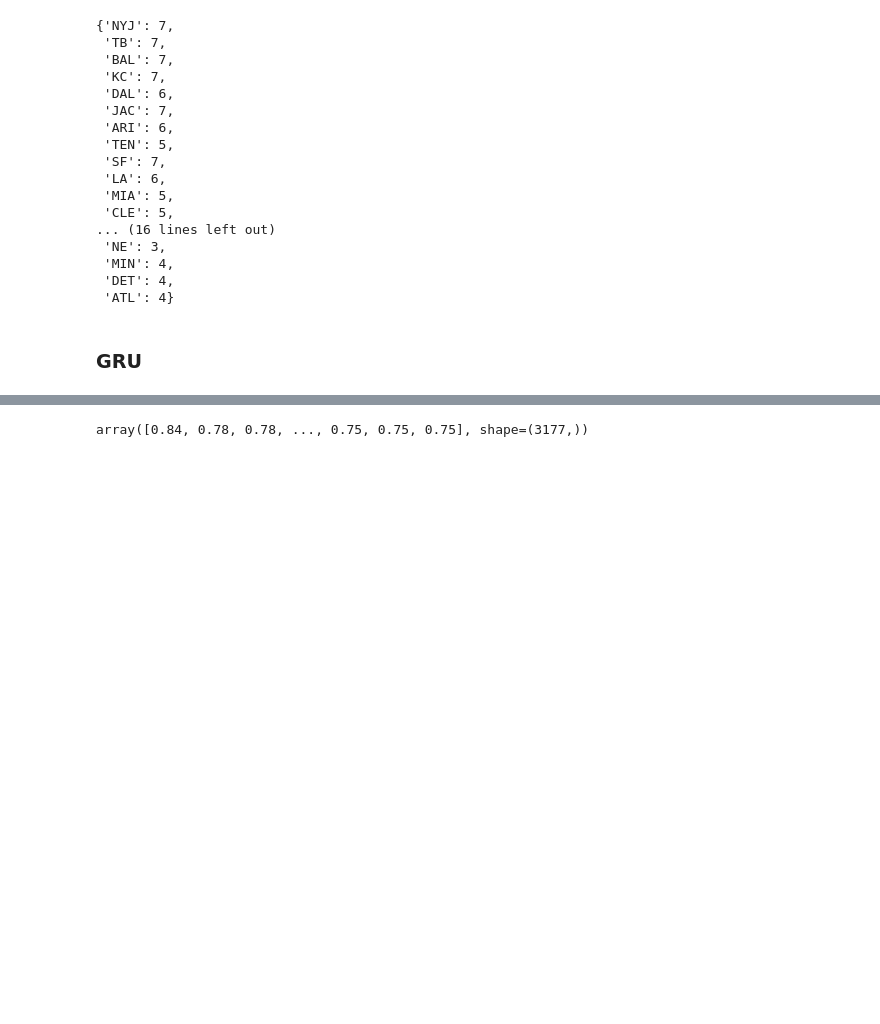
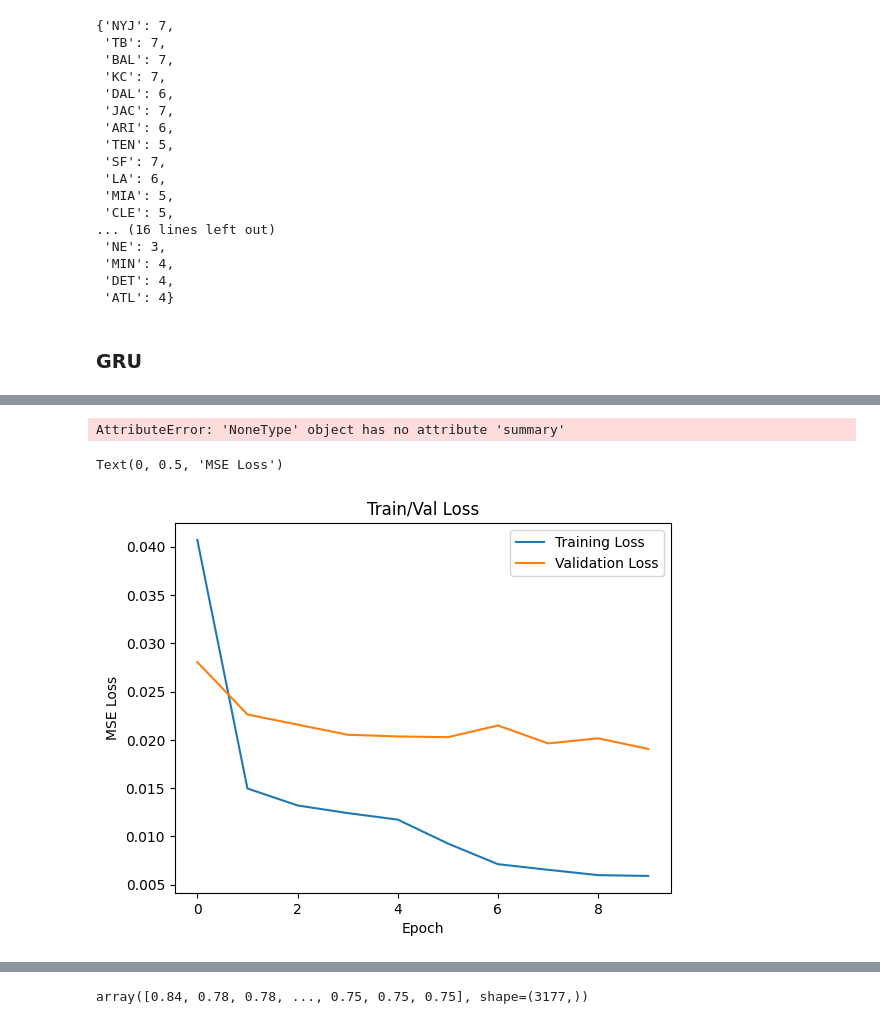
Before and after one commit to gtdlk20/cracking_nfl_kalshi, a Jupyter notebook: test.ipynb, the cells around one changed output, grey strips where cells are left out. Cells and saved outputs as stored; diff of their text form; code cells hidden in the pictures; blank space fills up the shorter version.

```diff
--- a/test.ipynb
+++ b/test.ipynb
@@ -280,3 +283,31 @@ dp.y_train.shape
+# %%
+import numpy as np
+import pandas as pd
+from tensorflow.keras.models import Sequential
+from tensorflow.keras.layers import GRU, Dense
+from tensorflow.keras.optimizers import Adam
+from batch_generator import DataPrepper
+from tensorflow import keras
+from tensorflow.keras import layers
+from itertools import product
+
+model_grid = {}
+# model_1 = model = keras.Sequential([
+#     keras.Input(shape=dp.X_train.shape[1:]),
+#     layers.GRU(gru_size, return_sequences=False, dropout=dropout),
+#     layers.Dense(dense, activation='relu'),
+#     layers.Dense(1)
+# ])
+gru_size = [16,64]
+lookback = [12,48]
+dense = [16,64]
+dropout = [0.1,0.3]
+sentiment = ['oai','vader']
+model_params = list(product(gru_size, dropout, dense, lookback, sentiment))
+
+model_grid['model_1'] = model_params
+# model_grid
+# model_grid['model_1']
 # %%
 import numpy as np
 import pandas as pd
@@ -347,0 +375,15 @@ Epoch 10/10
+# %%
+best_model.summary()
+# %% [output]
+AttributeError: 'NoneType' object has no attribute 'summary'
+# %%
+plt.plot(history.history['loss'], label='Training Loss')
+plt.plot(history.history['val_loss'], label='Validation Loss')
+plt.legend()
+plt.title('Train/Val Loss')
+plt.xlabel('Epoch')
+plt.ylabel('MSE Loss')
+# history.history
+# %% [output]
+Text(0, 0.5, 'MSE Loss')
+[figure, added]
```
Also changed, not shown: parts of 5 cells of this notebook, 1 other file.
